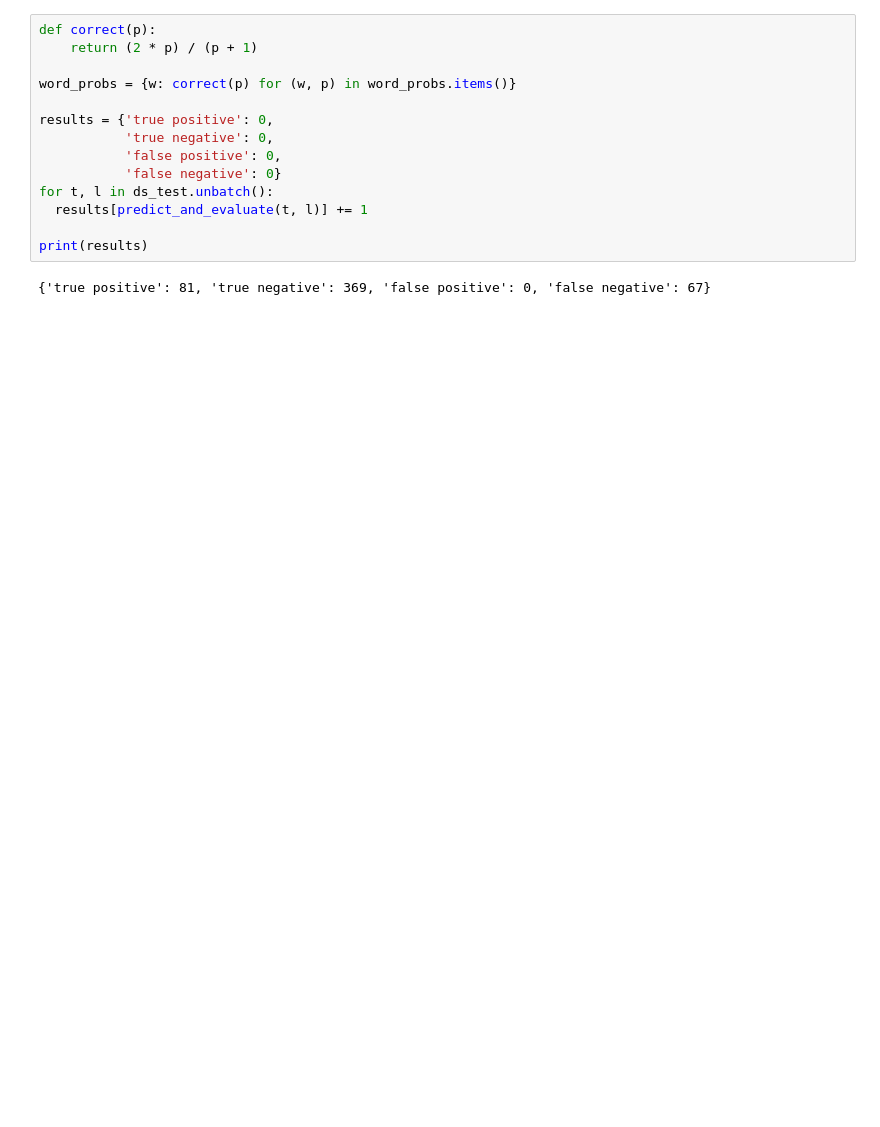
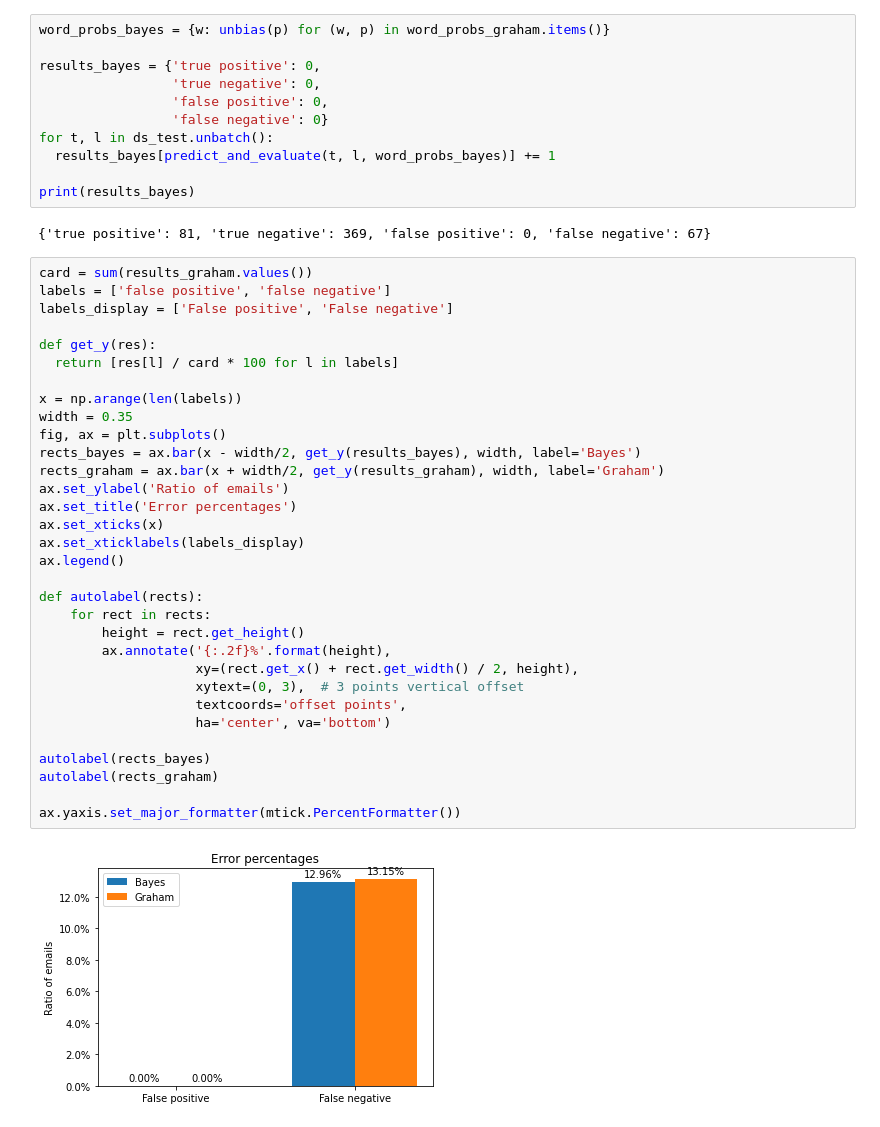
Before and after one commit to tbitai/bayes-or-spam, a Jupyter notebook: bayes_or_spam.ipynb, the cells around one changed output. Saved outputs shown, nothing was run; the diff lists cells and outputs as text; blank space fills up the shorter version.

```diff
--- a/bayes_or_spam.ipynb
+++ b/bayes_or_spam.ipynb
@@ -235,16 +285,47 @@ Let's see if the Bayesian filter with correct (non-biased) probabilies performs
 # %%
-def correct(p):
-    return (2 * p) / (p + 1)
+word_probs_bayes = {w: unbias(p) for (w, p) in word_probs_graham.items()}
 
-word_probs = {w: correct(p) for (w, p) in word_probs.items()}
+results_bayes = {'true positive': 0,
+                 'true negative': 0,
+                 'false positive': 0,
+                 'false negative': 0}
+for t, l in ds_test.unbatch():
+  results_bayes[predict_and_evaluate(t, l, word_probs_bayes)] += 1
 
-results = {'true positive': 0,
-           'true negative': 0,
-           'false positive': 0,
-           'false negative': 0}
-for t, l in ds_test.unbatch():
-  results[predict_and_evaluate(t, l)] += 1
-
-print(results)
+print(results_bayes)
 # %% [output]
 {'true positive': 81, 'true negative': 369, 'false positive': 0, 'false negative': 67}
+# %%
+card = sum(results_graham.values())
+labels = ['false positive', 'false negative']
+labels_display = ['False positive', 'False negative']
+
+def get_y(res):
+  return [res[l] / card * 100 for l in labels]
+
+x = np.arange(len(labels))
+width = 0.35
+fig, ax = plt.subplots()
+rects_bayes = ax.bar(x - width/2, get_y(results_bayes), width, label='Bayes')
+rects_graham = ax.bar(x + width/2, get_y(results_graham), width, label='Graham')
+ax.set_ylabel('Ratio of emails')
+ax.set_title('Error percentages')
+ax.set_xticks(x)
+ax.set_xticklabels(labels_display)
+ax.legend()
+
+def autolabel(rects):
+    for rect in rects:
+        height = rect.get_height()
+        ax.annotate('{:.2f}%'.format(height),
+                    xy=(rect.get_x() + rect.get_width() / 2, height),
+                    xytext=(0, 3),  # 3 points vertical offset
+                    textcoords='offset points',
+                    ha='center', va='bottom')
+
+autolabel(rects_bayes)
+autolabel(rects_graham)
+
+ax.yaxis.set_major_formatter(mtick.PercentFormatter())
+# %% [output]
+[figure, added]
```
Also changed, not shown: parts of 27 cells of this notebook.
